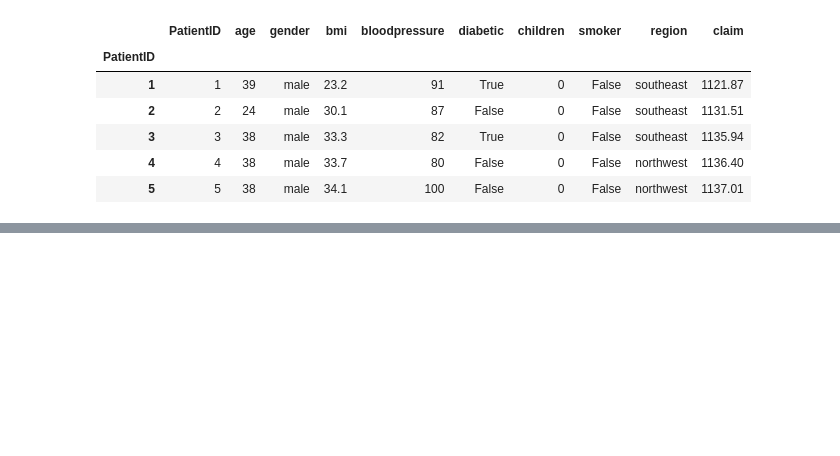
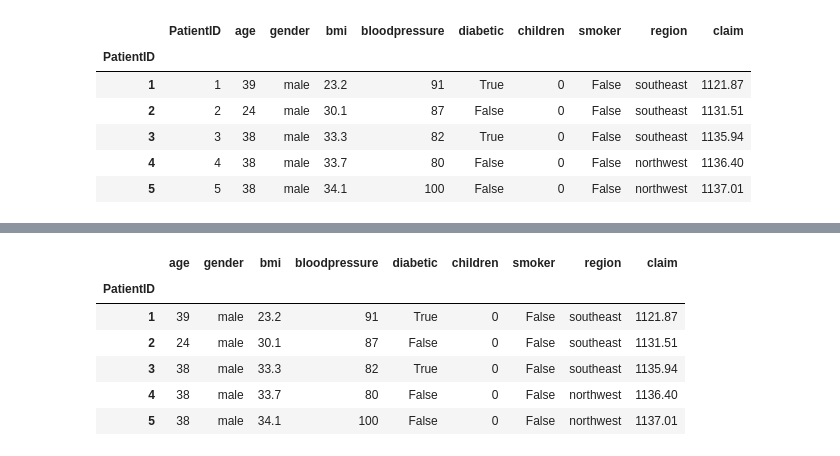
Before and after one commit to SaurabhSSB/medical-expense-analysis, a Jupyter notebook: 2_eda.ipynb, the cells around one changed output, grey strips where cells are left out. Saved outputs shown, nothing was run; the diff lists cells and outputs as text; code cells hidden in the pictures; blank space fills up the shorter version.

```diff
--- a/2_eda.ipynb
+++ b/2_eda.ipynb
@@ -328,0 +373,10 @@ df.head()
+# %%
+df.head()
+# %% [output]
+|  | age | gender | bmi | bloodpressure | diabetic | children | smoker | region | claim |
+| PatientID |  |  |  |  |  |  |  |  |  |
+| 1 | 39 | male | 23.2 | 91 | True | 0 | False | southeast | 1121.87 |
+| 2 | 24 | male | 30.1 | 87 | False | 0 | False | southeast | 1131.51 |
+| 3 | 38 | male | 33.3 | 82 | True | 0 | False | southeast | 1135.94 |
+| 4 | 38 | male | 33.7 | 80 | False | 0 | False | northwest | 1136.40 |
+| 5 | 38 | male | 34.1 | 100 | False | 0 | False | northwest | 1137.01 |
```
Also changed, not shown: parts of 5 cells of this notebook.
